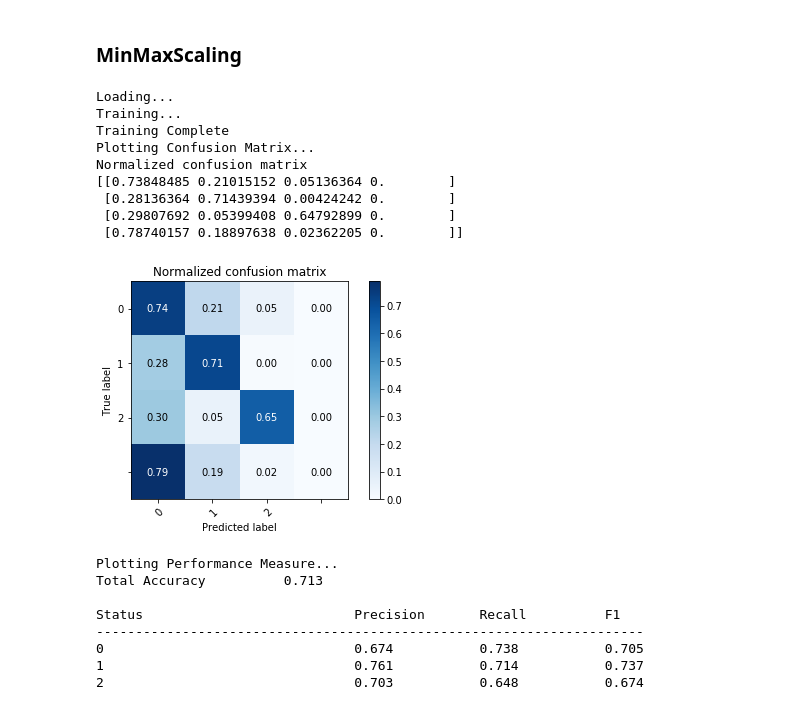
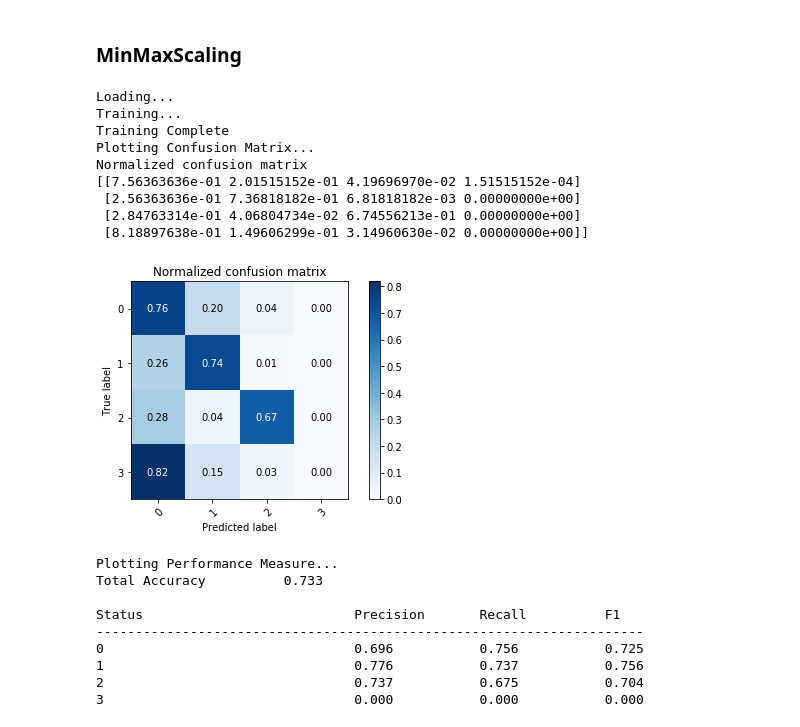
Before and after one commit to StianIsmar/project-thesis, a Jupyter notebook: TE/models/run_models_morten.ipynb, the cells around one changed output. Drawn from its saved outputs; the diff is of its cells as text; code cells hidden in the pictures.

```diff
--- a/TE/models/run_models_morten.ipynb
+++ b/TE/models/run_models_morten.ipynb
@@ -122,26 +113,27 @@ def do_MinMaxScaling(X_train, X_test):
 # %%
 X_train_scaled, X_test_scaled = do_MinMaxScaling(X_train, X_test)
 # %%
-svm = svm_method_lime_compatible.get_svm_model_balanced_with_prob(X_train_scaled, X_test_scaled, y_train, y_test)
+svm = svm_method_lime_compatible.get_svm_model(X_train_scaled, X_test_scaled, y_train, y_test)
 # %% [output]
 Loading...
 Training...
 Training Complete
 Plotting Confusion Matrix...
 Normalized confusion matrix
-[[0.73848485 0.21015152 0.05136364 0.        ]
- [0.28136364 0.71439394 0.00424242 0.        ]
- [0.29807692 0.05399408 0.64792899 0.        ]
- [0.78740157 0.18897638 0.02362205 0.        ]]
+[[7.56363636e-01 2.01515152e-01 4.19696970e-02 1.51515152e-04]
+ [2.56363636e-01 7.36818182e-01 6.81818182e-03 0.00000000e+00]
+ [2.84763314e-01 4.06804734e-02 6.74556213e-01 0.00000000e+00]
+ [8.18897638e-01 1.49606299e-01 3.14960630e-02 0.00000000e+00]]
-[figure, old version]
+[figure, new version]
 Plotting Performance Measure...
-Total Accuracy          0.713
+Total Accuracy          0.733
 
 Status                           Precision       Recall          F1
 ----------------------------------------------------------------------
-0                                0.674           0.738           0.705
-1                                0.761           0.714           0.737
-2                                0.703           0.648           0.674
+0                                0.696           0.756           0.725
+1                                0.776           0.737           0.756
+2                                0.737           0.675           0.704
+3                                0.000           0.000           0.000
 # %%
 targetNames = svm.classes_
 explainer = lime_method.run_lime(X_train_scaled, targetNames)
```
Also changed, not shown: parts of 3 cells of this notebook, 3 other files.
